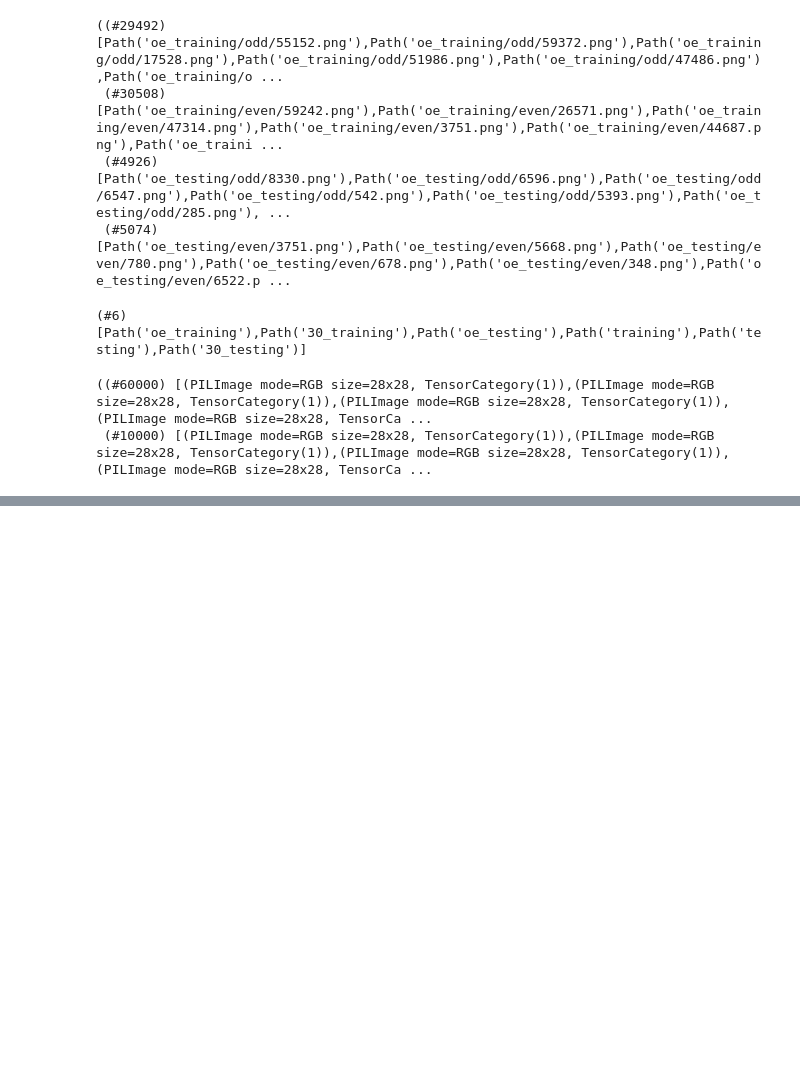
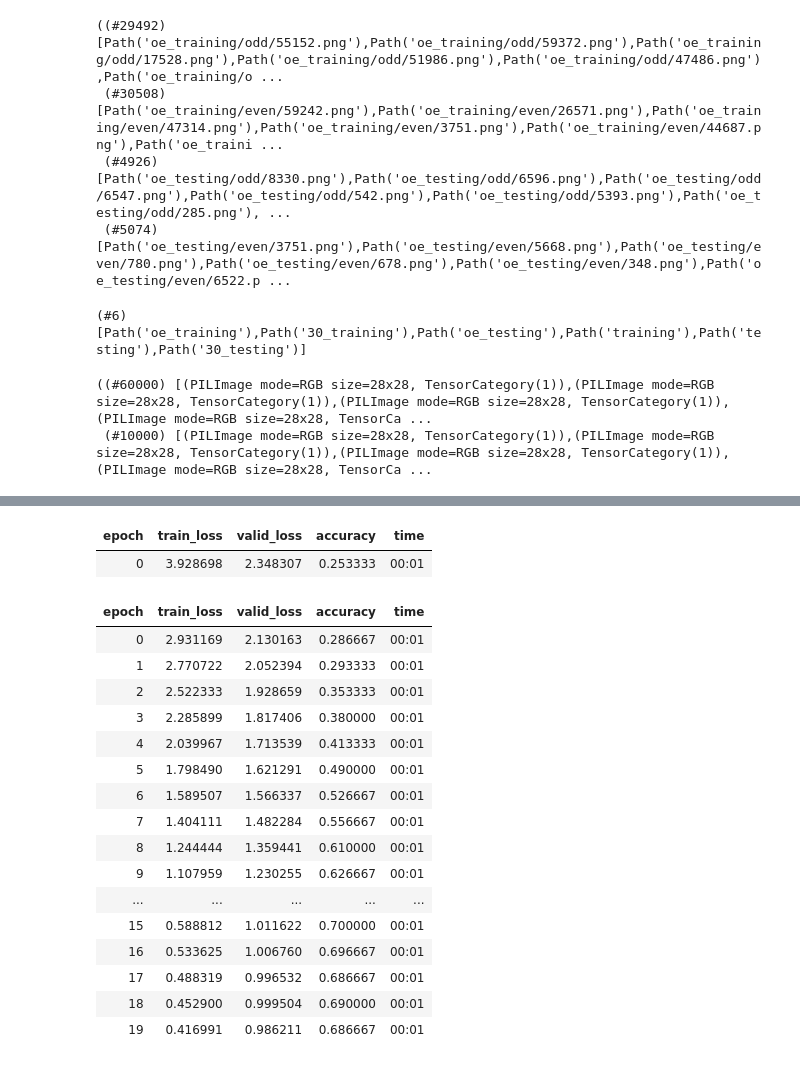
Before and after one commit to JacopoMangiavacchi/FastLabeling, a Jupyter notebook: mnist_odd_even_transfer_learning.ipynb, the cells around one changed output, grey strips where cells are left out. Drawn from its saved outputs; the diff is of its cells as text; code cells hidden in the pictures; blank space fills up the shorter version.

```diff
--- a/mnist_odd_even_transfer_learning.ipynb
+++ b/mnist_odd_even_transfer_learning.ipynb
@@ -134,6 +136,26 @@ dls2.train_ds, dls.valid_ds
 # %%
 learn2 = cnn_learner(dls2, resnet34, metrics=accuracy, custom_head=learn.model)
-learn2.fine_tune(5)
+learn2.fine_tune(20)
+# %% [output]
+| epoch | train_loss | valid_loss | accuracy | time |
+| 0 | 3.928698 | 2.348307 | 0.253333 | 00:01 |
+| epoch | train_loss | valid_loss | accuracy | time |
+| 0 | 2.931169 | 2.130163 | 0.286667 | 00:01 |
+| 1 | 2.770722 | 2.052394 | 0.293333 | 00:01 |
+| 2 | 2.522333 | 1.928659 | 0.353333 | 00:01 |
+| 3 | 2.285899 | 1.817406 | 0.380000 | 00:01 |
+| 4 | 2.039967 | 1.713539 | 0.413333 | 00:01 |
+| 5 | 1.798490 | 1.621291 | 0.490000 | 00:01 |
+| 6 | 1.589507 | 1.566337 | 0.526667 | 00:01 |
+| 7 | 1.404111 | 1.482284 | 0.556667 | 00:01 |
+| 8 | 1.244444 | 1.359441 | 0.610000 | 00:01 |
+| 9 | 1.107959 | 1.230255 | 0.626667 | 00:01 |
+| ... | ... | ... | ... | ... |
+| 15 | 0.588812 | 1.011622 | 0.700000 | 00:01 |
+| 16 | 0.533625 | 1.006760 | 0.696667 | 00:01 |
+| 17 | 0.488319 | 0.996532 | 0.686667 | 00:01 |
+| 18 | 0.452900 | 0.999504 | 0.690000 | 00:01 |
+| 19 | 0.416991 | 0.986211 | 0.686667 | 00:01 |
 # %%
 test_path = (path/'testing'/'5').ls()[10]
 test_image = Image.open(test_path)
```
Also changed, not shown: parts of 4 cells of this notebook.
